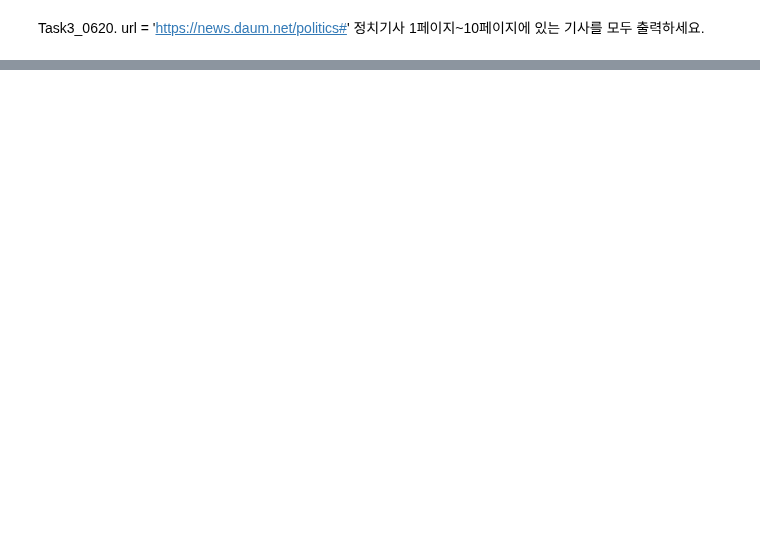
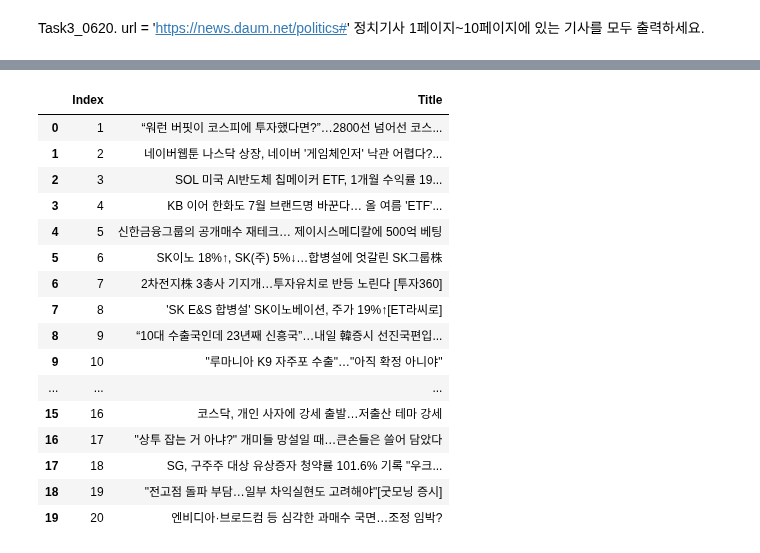
Before and after one commit to Kimhang-KDT/kita_2404, a Jupyter notebook: m3_분석 라이브러리/crawling/m3_20240620 Task.ipynb, the cells around one changed output, grey strips where cells are left out. Cells and saved outputs as stored; diff of their text form; code cells hidden in the pictures; blank space fills up the shorter version.

```diff
--- a/m3_분석 라이브러리/crawling/m3_20240620 Task.ipynb
+++ b/m3_분석 라이브러리/crawling/m3_20240620 Task.ipynb
@@ -152,0 +147,22 @@ SG, 구주주 대상 유상증자 청약률 101.6% 기록 "우크라이나 진
+# %%
+df = pd.read_csv('news_titles3.csv')
+
+df
+# %% [output]
+|  | Index | Title |
+| 0 | 1 | “워런 버핏이 코스피에 투자했다면?”…2800선 넘어선 코스... |
+| 1 | 2 | 네이버웹툰 나스닥 상장, 네이버 '게임체인저' 낙관 어렵다?... |
+| 2 | 3 | SOL 미국 AI반도체 칩메이커 ETF, 1개월 수익률 19... |
+| 3 | 4 | KB 이어 한화도 7월 브랜드명 바꾼다… 올 여름 'ETF'... |
+| 4 | 5 | 신한금융그룹의 공개매수 재테크… 제이시스메디칼에 500억 베팅 |
+| 5 | 6 | SK이노 18%↑, SK(주) 5%↓…합병설에 엇갈린 SK그룹株 |
+| 6 | 7 | 2차전지株 3총사 기지개…투자유치로 반등 노린다 [투자360] |
+| 7 | 8 | 'SK E&S 합병설' SK이노베이션, 주가 19%↑[ET라씨로] |
+| 8 | 9 | “10대 수출국인데 23년째 신흥국”…내일 韓증시 선진국편입... |
+| 9 | 10 | "루마니아 K9 자주포 수출"…"아직 확정 아니야" |
+| ... | ... | ... |
+| 15 | 16 | 코스닥, 개인 사자에 강세 출발…저출산 테마 강세 |
+| 16 | 17 | "상투 잡는 거 아냐?" 개미들 망설일 때…큰손들은 쓸어 담았다 |
+| 17 | 18 | SG, 구주주 대상 유상증자 청약률 101.6% 기록 "우크... |
+| 18 | 19 | "전고점 돌파 부담…일부 차익실현도 고려해야"[굿모닝 증시] |
+| 19 | 20 | 엔비디아·브로드컴 등 심각한 과매수 국면…조정 임박? |
```
Also changed, not shown: parts of 6 cells of this notebook.
